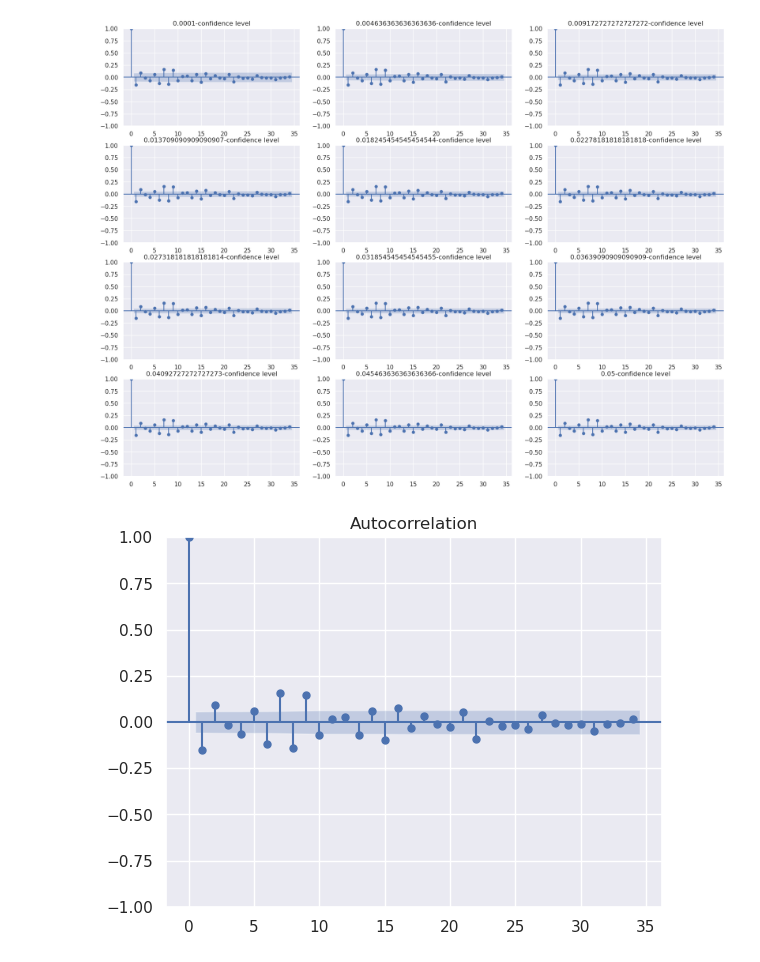
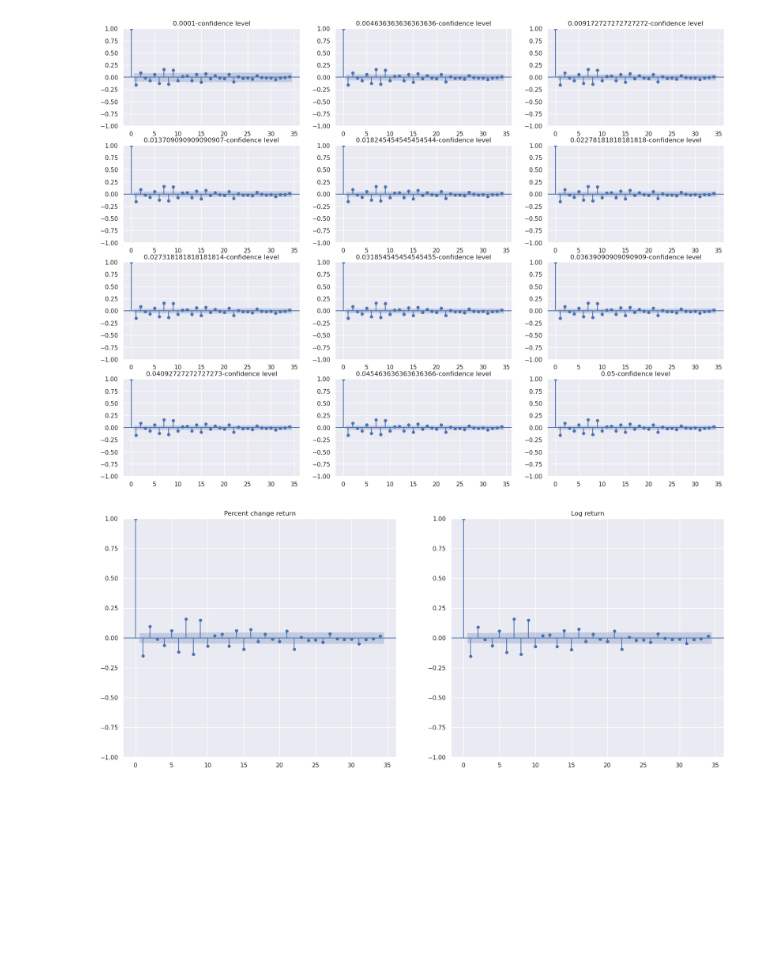
Before and after one commit to bhavinmoriya/Python-for-Financial-Analysis-and-Algorithmic-Trading, a Jupyter notebook: statistics-in-finance.ipynb, the cells around one changed output. Cells and saved outputs as stored; diff of their text form; code cells hidden in the pictures; blank space fills up the shorter version.

```diff
--- a/statistics-in-finance.ipynb
+++ b/statistics-in-finance.ipynb
@@ -171,8 +171,10 @@ for j,i in enumerate(confidence):
 #     plt.legend()
 # %% [output]
 [figure]
-# %%
-plot_acf(sp_ret,
-        alpha=.01);
-# %% [output]
-[figure, removed]
+# %%
+fig, ax = plt.subplots(1,2, figsize=(20,8))
+plot_acf(sp.pct_change().dropna(), ax=ax[0], title='Percent change return');
+# plt.subplot(212)
+plot_acf(sp_ret, ax=ax[1], title='Log return');
+# %% [output]
+[figure, added]
```
Also changed, not shown: parts of 9 cells of this notebook.
